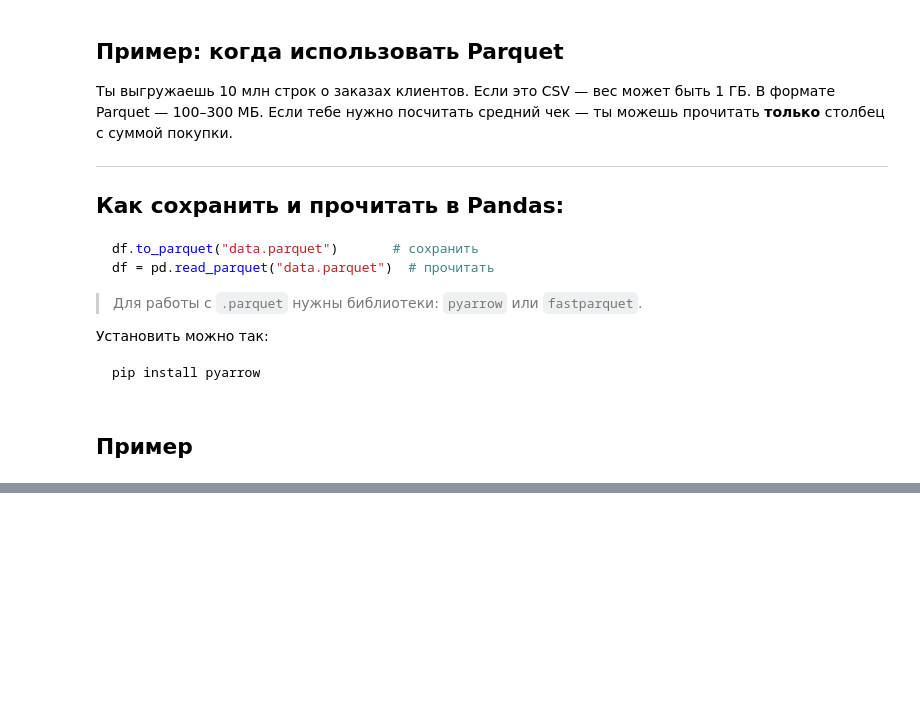
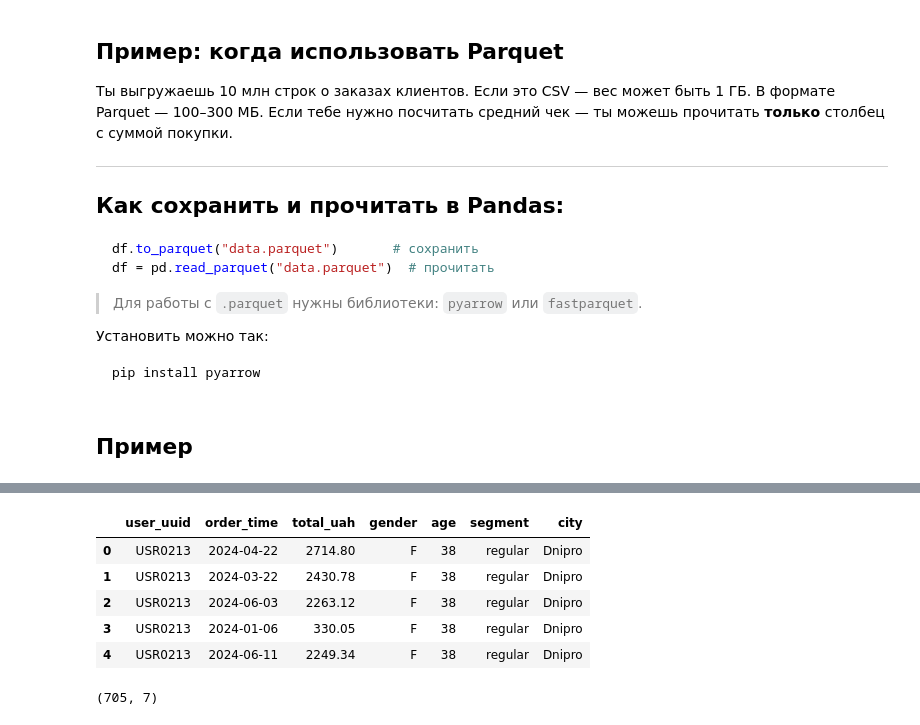
Before and after one commit to cpython-projects/da_2603, a Jupyter notebook: lesson_26.ipynb, the cells around one changed output, grey strips where cells are left out. Saved outputs shown, nothing was run; the diff lists cells and outputs as text; code cells hidden in the pictures; blank space fills up the shorter version.

````diff
--- a/lesson_26.ipynb
+++ b/lesson_26.ipynb
@@ -630,3 +630,11 @@ pip install pyarrow
 ```
 # %% [markdown]
 ## Пример
+# %%
+# Get Data from DB
+query = """
+SELECT *
+FROM orders_log
+"""
+orders = pd.read_sql(text(query), engine)
+orders.head()
@@ -633,2 +654,4 @@ pip install pyarrow
 # %%
-# Get Data from DB
+# Get Data from Parquet
+users = pd.read_parquet("users_extended.parquet")
+users.head()
@@ -637,4 +665,17 @@ pip install pyarrow
 # %%
 # INNER JOIN (только совпадения)
+df = pd.merge(orders, users, on='user_uuid', how='inner')
+df.head()
+# %% [output]
+|  | user_uuid | order_time | total_uah | gender | age | segment | city |
+| 0 | USR0213 | 2024-04-22 | 2714.80 | F | 38 | regular | Dnipro |
+| 1 | USR0213 | 2024-03-22 | 2430.78 | F | 38 | regular | Dnipro |
+| 2 | USR0213 | 2024-06-03 | 2263.12 | F | 38 | regular | Dnipro |
+| 3 | USR0213 | 2024-01-06 | 330.05 | F | 38 | regular | Dnipro |
+| 4 | USR0213 | 2024-06-11 | 2249.34 | F | 38 | regular | Dnipro |
+# %%
+df.shape
+# %% [output]
+(705, 7)
 # %%
 # LEFT JOIN (все заказы, даже без информации о пользователе)
````
Also changed, not shown: parts of 8 cells of this notebook.
